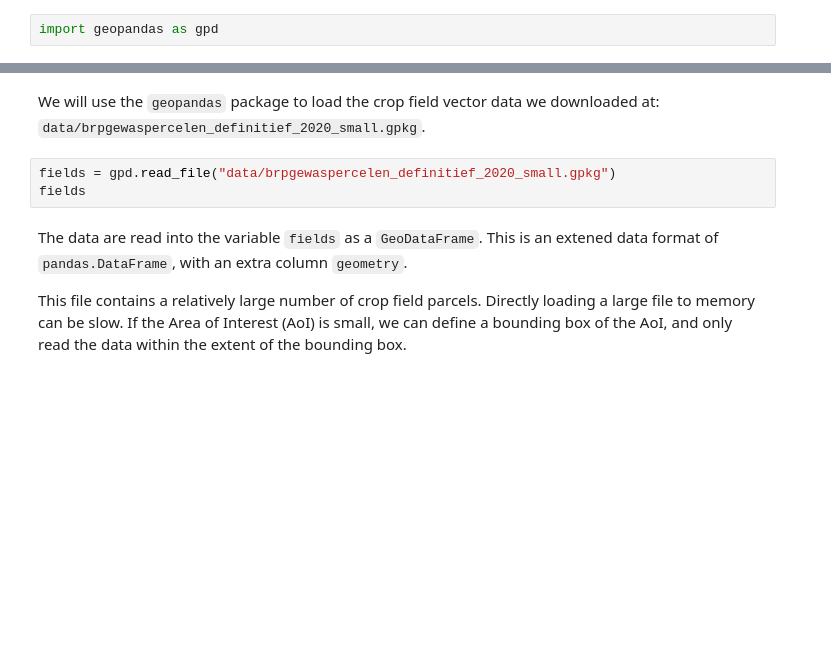
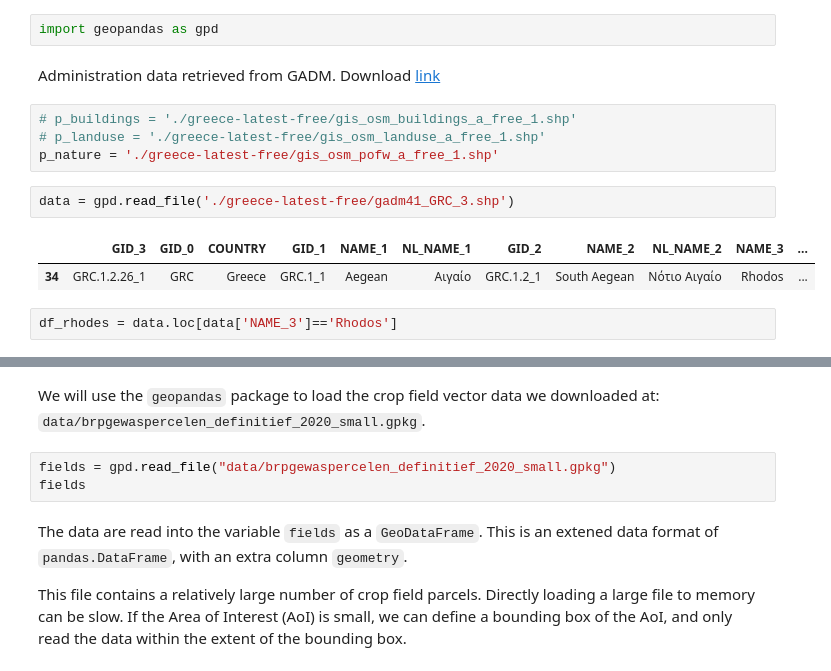
Before and after one commit to esciencecenter-digital-skills/geospatial-python, a Jupyter notebook: notebooks/07-vector-data-in-python.ipynb, the cells around one changed output, grey strips where cells are left out. Cells and saved outputs as stored; diff of their text form; blank space fills up the shorter version.

```diff
--- a/notebooks/07-vector-data-in-python.ipynb
+++ b/notebooks/07-vector-data-in-python.ipynb
@@ -31,3 +31,16 @@ In this episode, we will use the downloaded vector data in the `data` directory.
 ## Import Vector Datasets
 # %%
 import geopandas as gpd
+# %% [markdown]
+Administration data retrieved from GADM. Download [link](https://geodata.ucdavis.edu/gadm/gadm4.1/shp/gadm41_GRC_shp.zip)
+# %%
+# p_buildings = './greece-latest-free/gis_osm_buildings_a_free_1.shp'
+# p_landuse = './greece-latest-free/gis_osm_landuse_a_free_1.shp'
+p_nature = './greece-latest-free/gis_osm_pofw_a_free_1.shp'
+# %%
+data = gpd.read_file('./greece-latest-free/gadm41_GRC_3.shp')
+# %% [output]
+|  | GID_3 | GID_0 | COUNTRY | GID_1 | NAME_1 | NL_NAME_1 | GID_2 | NAME_2 | NL_NAME_2 | NAME_3 | ... |
+| 34 | GRC.1.2.26_1 | GRC | Greece | GRC.1_1 | Aegean | Αιγαίο | GRC.1.2_1 | South Aegean | Νότιο Αιγαίο | Rhodos | ... |
+# %%
+df_rhodes = data.loc[data['NAME_3']=='Rhodos']
```
Also changed, not shown: parts of 9 cells of this notebook.
